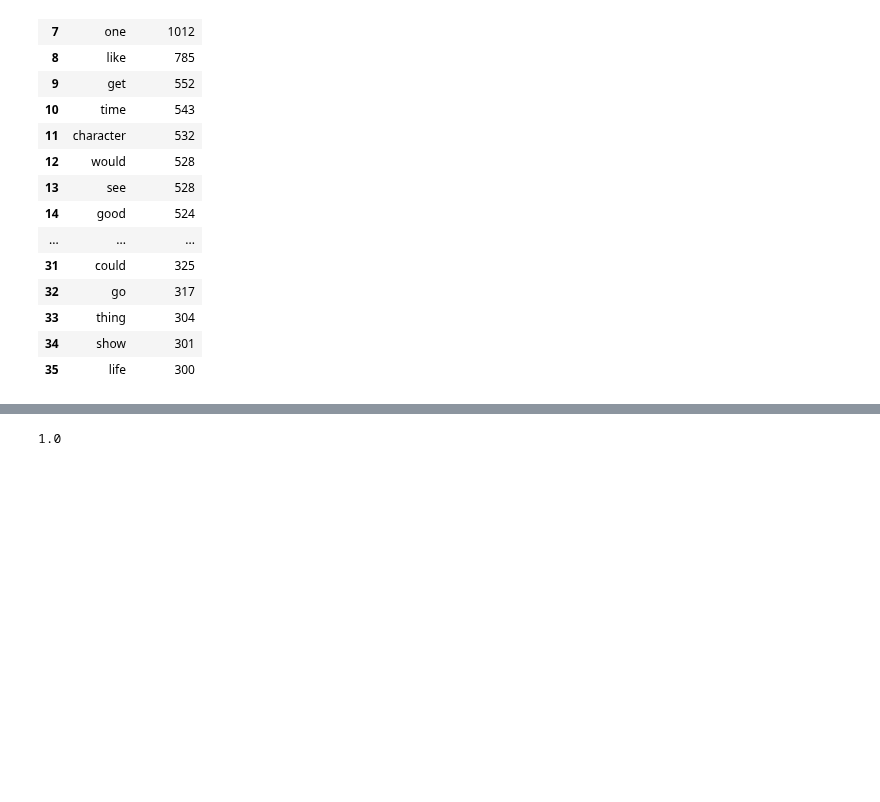
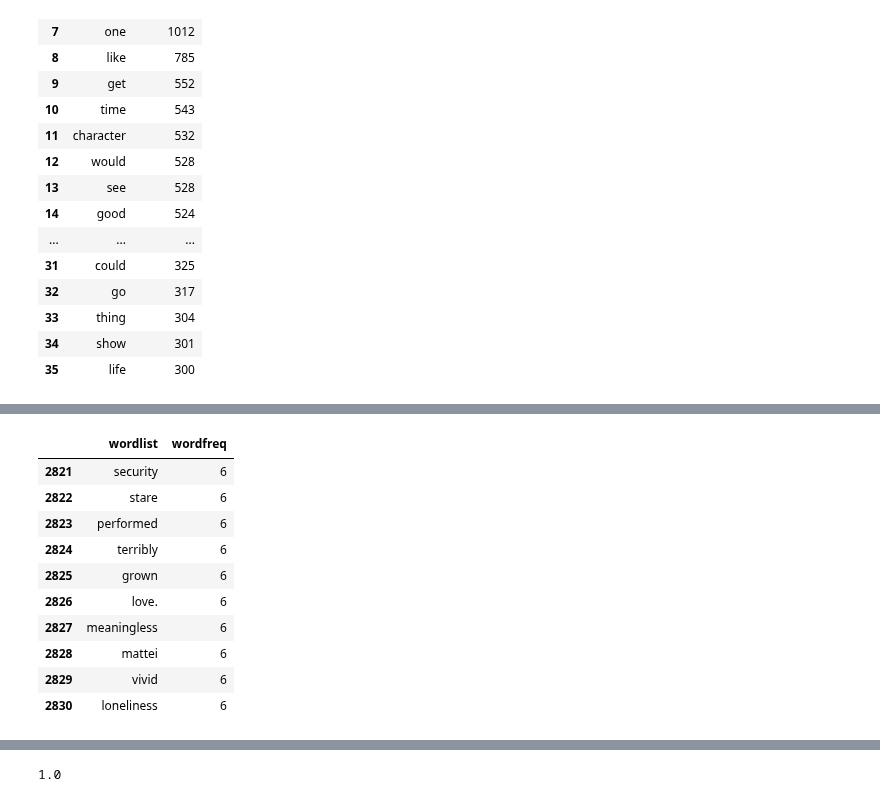
Before and after one commit to Crystalhuynh39/DH-140-Project, a Jupyter notebook: FinalProject.ipynb, the cells around one changed output, grey strips where cells are left out. Cells and saved outputs as stored; diff of their text form; code cells hidden in the pictures; blank space fills up the shorter version.

```diff
--- a/FinalProject.ipynb
+++ b/FinalProject.ipynb
@@ -314,0 +369,17 @@ df['wordfreq'].mean()
+# %%
+# which words have a word freq of 6 and 7
+# is there a nicer way of doing this?
+mean6 = df[df['wordfreq'] == 6]
+mean6[:10]
+# %% [output]
+|  | wordlist | wordfreq |
+| 2821 | security | 6 |
+| 2822 | stare | 6 |
+| 2823 | performed | 6 |
+| 2824 | terribly | 6 |
+| 2825 | grown | 6 |
+| 2826 | love. | 6 |
+| 2827 | meaningless | 6 |
+| 2828 | mattei | 6 |
+| 2829 | vivid | 6 |
+| 2830 | loneliness | 6 |
```
Also changed, not shown: parts of 12 cells of this notebook.
